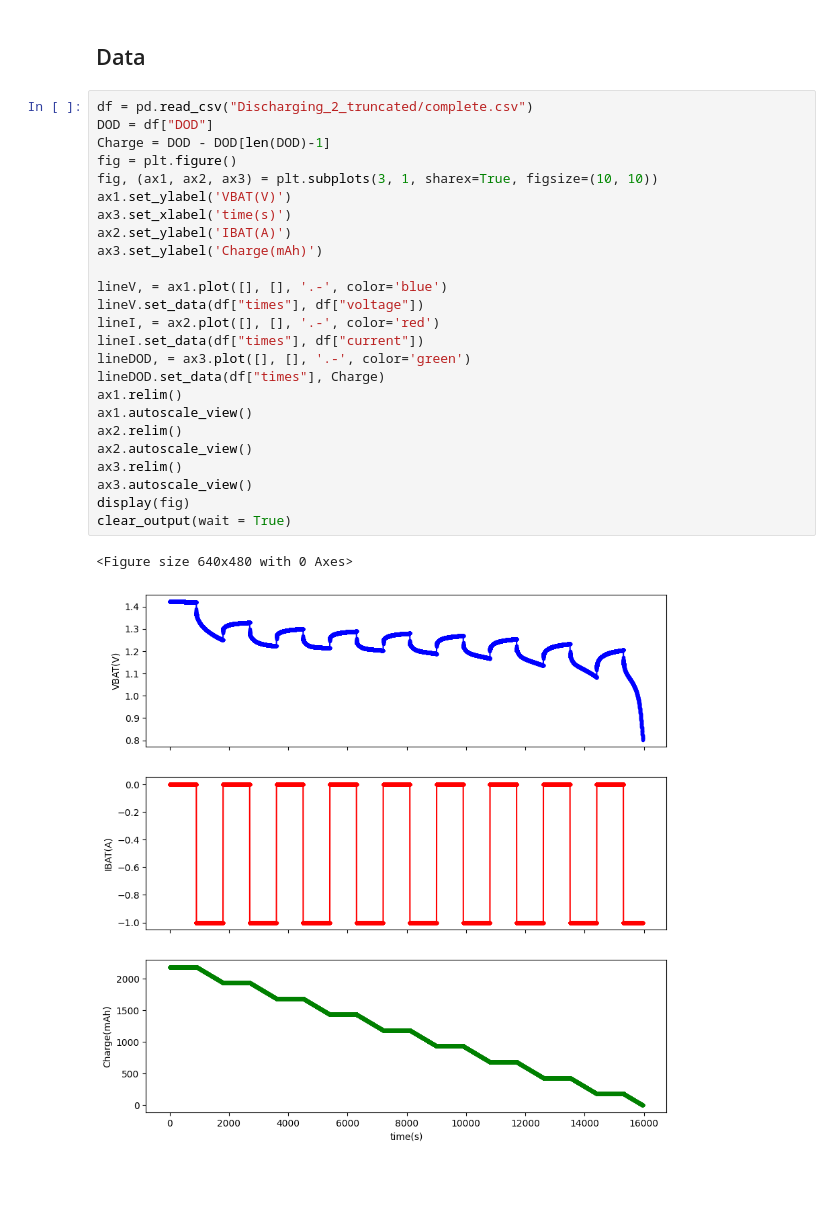
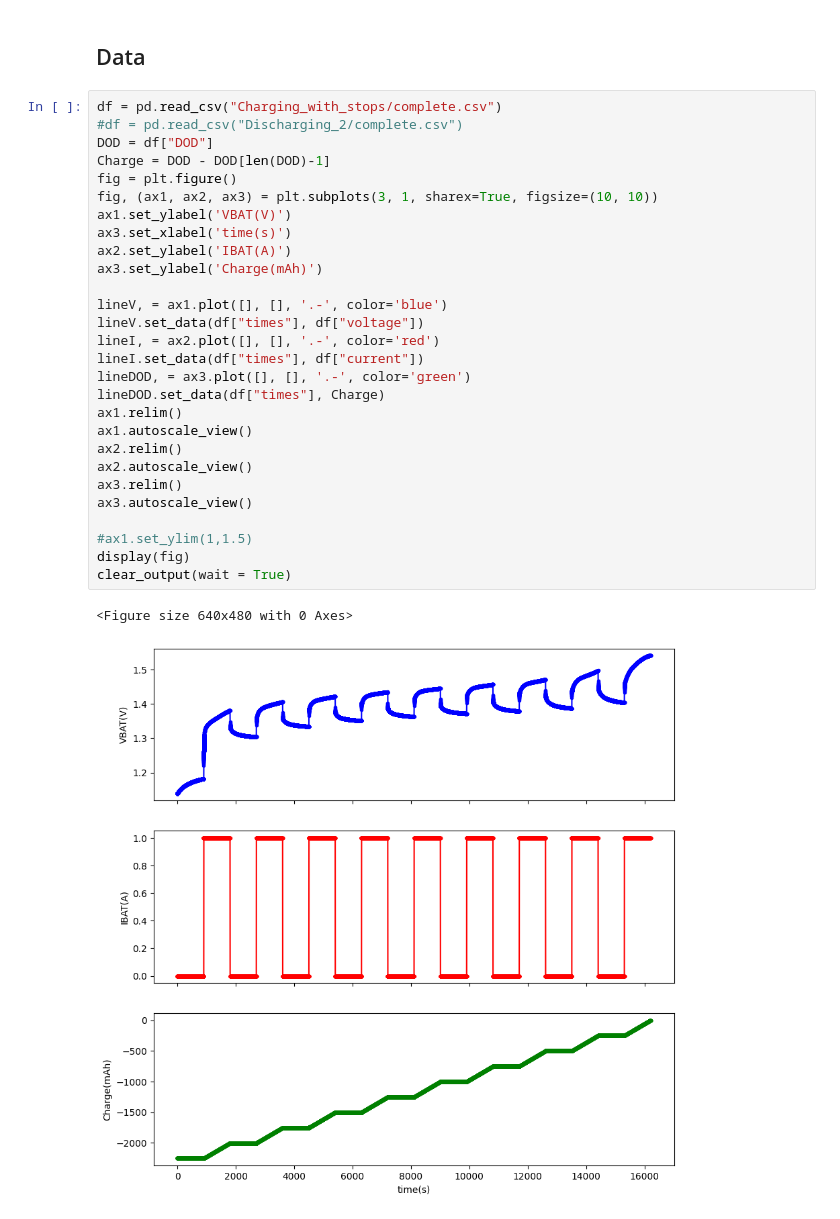
Before and after one commit to Triangleman1/ICASL_test_code, a Jupyter notebook: 585_SOC_Estimation/585_DATA_PROCESSING.ipynb, the cells around one changed output. Cells and saved outputs as stored; diff of their text form; blank space fills up the shorter version.

```diff
--- a/585_SOC_Estimation/585_DATA_PROCESSING.ipynb
+++ b/585_SOC_Estimation/585_DATA_PROCESSING.ipynb
@@ -30,33 +30,36 @@ from scipy.optimize import curve_fit
 # %% [markdown]
 ## Data
 # %%
-df = pd.read_csv("Discharging_2_truncated/complete.csv")
+df = pd.read_csv("Charging_with_stops/complete.csv")
+#df = pd.read_csv("Discharging_2/complete.csv")
 DOD = df["DOD"]
 Charge = DOD - DOD[len(DOD)-1]
 fig = plt.figure()
 fig, (ax1, ax2, ax3) = plt.subplots(3, 1, sharex=True, figsize=(10, 10))
 ax1.set_ylabel('VBAT(V)')
 ax3.set_xlabel('time(s)')
 ax2.set_ylabel('IBAT(A)')
 ax3.set_ylabel('Charge(mAh)')
 
 lineV, = ax1.plot([], [], '.-', color='blue')
 lineV.set_data(df["times"], df["voltage"])
 lineI, = ax2.plot([], [], '.-', color='red')
 lineI.set_data(df["times"], df["current"])
 lineDOD, = ax3.plot([], [], '.-', color='green')
 lineDOD.set_data(df["times"], Charge)
 ax1.relim()
 ax1.autoscale_view()
 ax2.relim()
 ax2.autoscale_view()
 ax3.relim()
 ax3.autoscale_view()
+
+#ax1.set_ylim(1,1.5)
 display(fig)
 clear_output(wait = True)
 # %% [output]
 <Figure size 640x480 with 0 Axes>
-[figure, old version]
+[figure, new version]
 # %%
 df = pd.read_csv("Charging_1/complete.csv")
 df2 = pd.read_csv("Charging/complete.csv")
```
Also changed, not shown: parts of 4 cells of this notebook, 7 other files.
